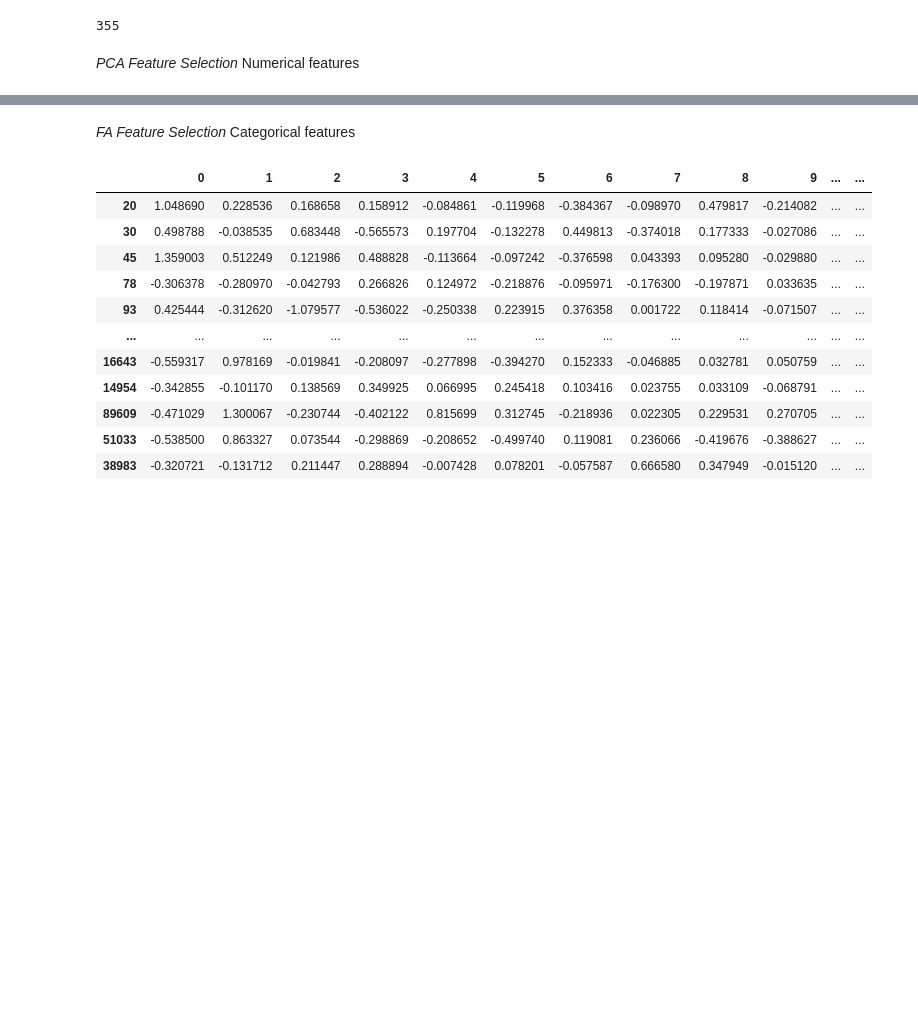
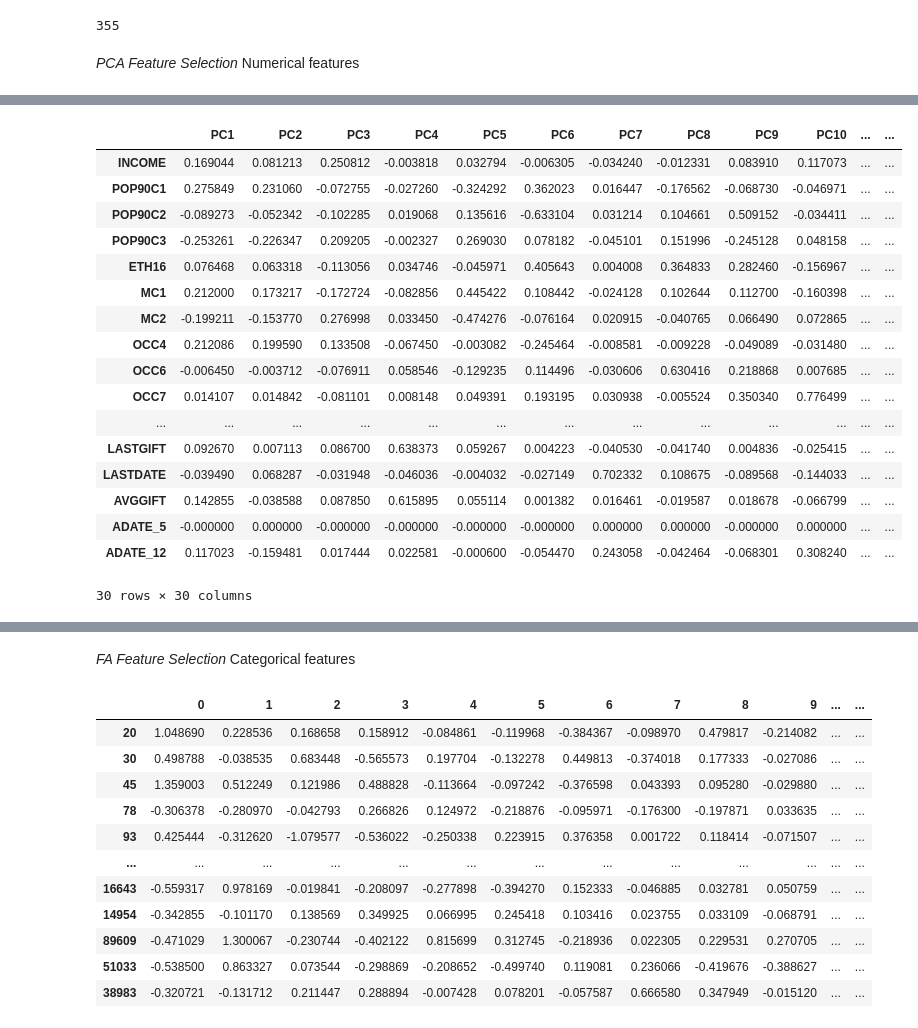
Before and after one commit to darryl-abraham/mlproject, a Jupyter notebook: preprocessing.ipynb, the cells around one changed output, grey strips where cells are left out. Drawn from its saved outputs; the diff is of its cells as text; code cells hidden in the pictures; blank space fills up the shorter version.

```diff
--- a/preprocessing.ipynb
+++ b/preprocessing.ipynb
@@ -704,0 +713,21 @@ array([0.1193463 , 0.20898918, 0.28516589, 0.32836109, 0.36563576,
+# %%
+loadings
+# %% [output]
+|  | PC1 | PC2 | PC3 | PC4 | PC5 | PC6 | PC7 | PC8 | PC9 | PC10 | ... | ... |
+| INCOME | 0.169044 | 0.081213 | 0.250812 | -0.003818 | 0.032794 | -0.006305 | -0.034240 | -0.012331 | 0.083910 | 0.117073 | ... | ... |
+| POP90C1 | 0.275849 | 0.231060 | -0.072755 | -0.027260 | -0.324292 | 0.362023 | 0.016447 | -0.176562 | -0.068730 | -0.046971 | ... | ... |
+| POP90C2 | -0.089273 | -0.052342 | -0.102285 | 0.019068 | 0.135616 | -0.633104 | 0.031214 | 0.104661 | 0.509152 | -0.034411 | ... | ... |
+| POP90C3 | -0.253261 | -0.226347 | 0.209205 | -0.002327 | 0.269030 | 0.078182 | -0.045101 | 0.151996 | -0.245128 | 0.048158 | ... | ... |
+| ETH16 | 0.076468 | 0.063318 | -0.113056 | 0.034746 | -0.045971 | 0.405643 | 0.004008 | 0.364833 | 0.282460 | -0.156967 | ... | ... |
+| MC1 | 0.212000 | 0.173217 | -0.172724 | -0.082856 | 0.445422 | 0.108442 | -0.024128 | 0.102644 | 0.112700 | -0.160398 | ... | ... |
+| MC2 | -0.199211 | -0.153770 | 0.276998 | 0.033450 | -0.474276 | -0.076164 | 0.020915 | -0.040765 | 0.066490 | 0.072865 | ... | ... |
+| OCC4 | 0.212086 | 0.199590 | 0.133508 | -0.067450 | -0.003082 | -0.245464 | -0.008581 | -0.009228 | -0.049089 | -0.031480 | ... | ... |
+| OCC6 | -0.006450 | -0.003712 | -0.076911 | 0.058546 | -0.129235 | 0.114496 | -0.030606 | 0.630416 | 0.218868 | 0.007685 | ... | ... |
+| OCC7 | 0.014107 | 0.014842 | -0.081101 | 0.008148 | 0.049391 | 0.193195 | 0.030938 | -0.005524 | 0.350340 | 0.776499 | ... | ... |
+| ... | ... | ... | ... | ... | ... | ... | ... | ... | ... | ... | ... | ... |
+| LASTGIFT | 0.092670 | 0.007113 | 0.086700 | 0.638373 | 0.059267 | 0.004223 | -0.040530 | -0.041740 | 0.004836 | -0.025415 | ... | ... |
+| LASTDATE | -0.039490 | 0.068287 | -0.031948 | -0.046036 | -0.004032 | -0.027149 | 0.702332 | 0.108675 | -0.089568 | -0.144033 | ... | ... |
+| AVGGIFT | 0.142855 | -0.038588 | 0.087850 | 0.615895 | 0.055114 | 0.001382 | 0.016461 | -0.019587 | 0.018678 | -0.066799 | ... | ... |
+| ADATE_5 | -0.000000 | 0.000000 | -0.000000 | -0.000000 | -0.000000 | -0.000000 | 0.000000 | 0.000000 | -0.000000 | 0.000000 | ... | ... |
+| ADATE_12 | 0.117023 | -0.159481 | 0.017444 | 0.022581 | -0.000600 | -0.054470 | 0.243058 | -0.042464 | -0.068301 | 0.308240 | ... | ... |
+30 rows × 30 columns
```
Also changed, not shown: parts of 8 cells of this notebook, 3 other files.
